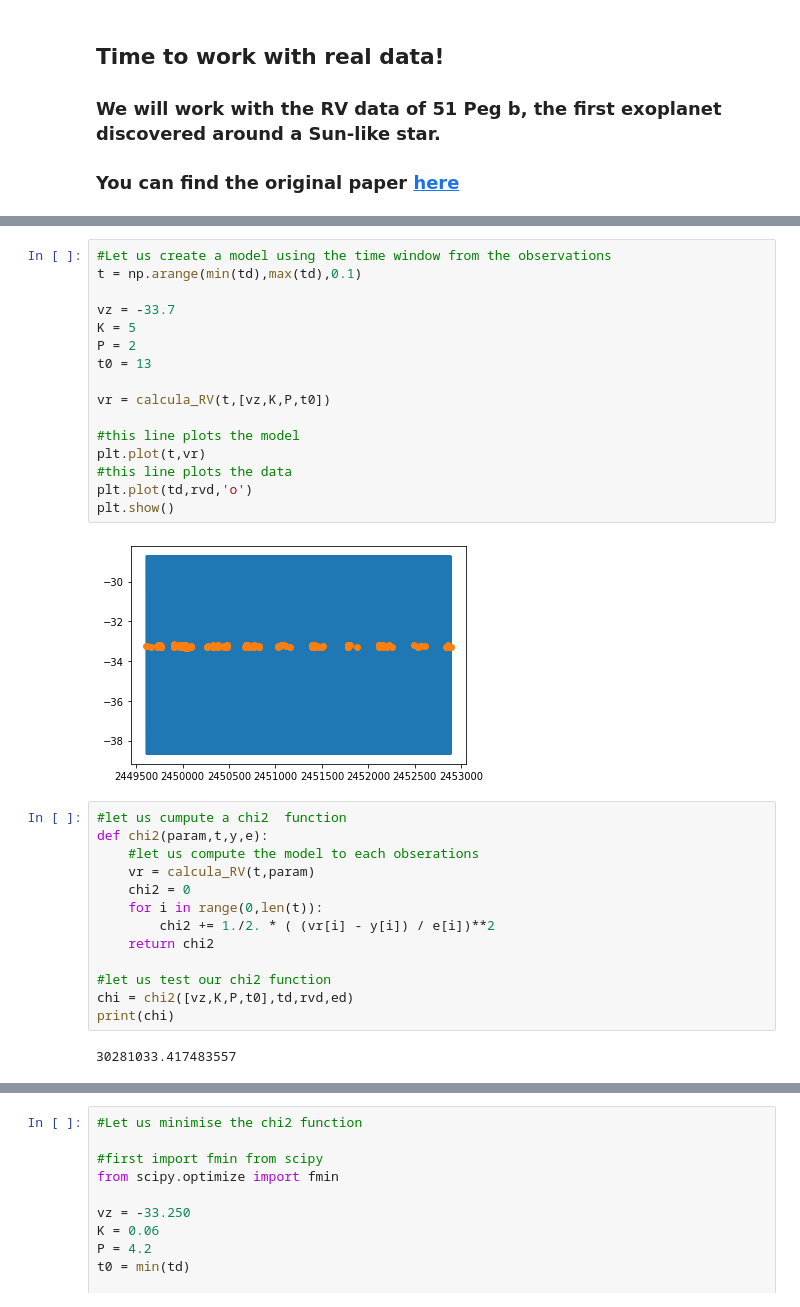
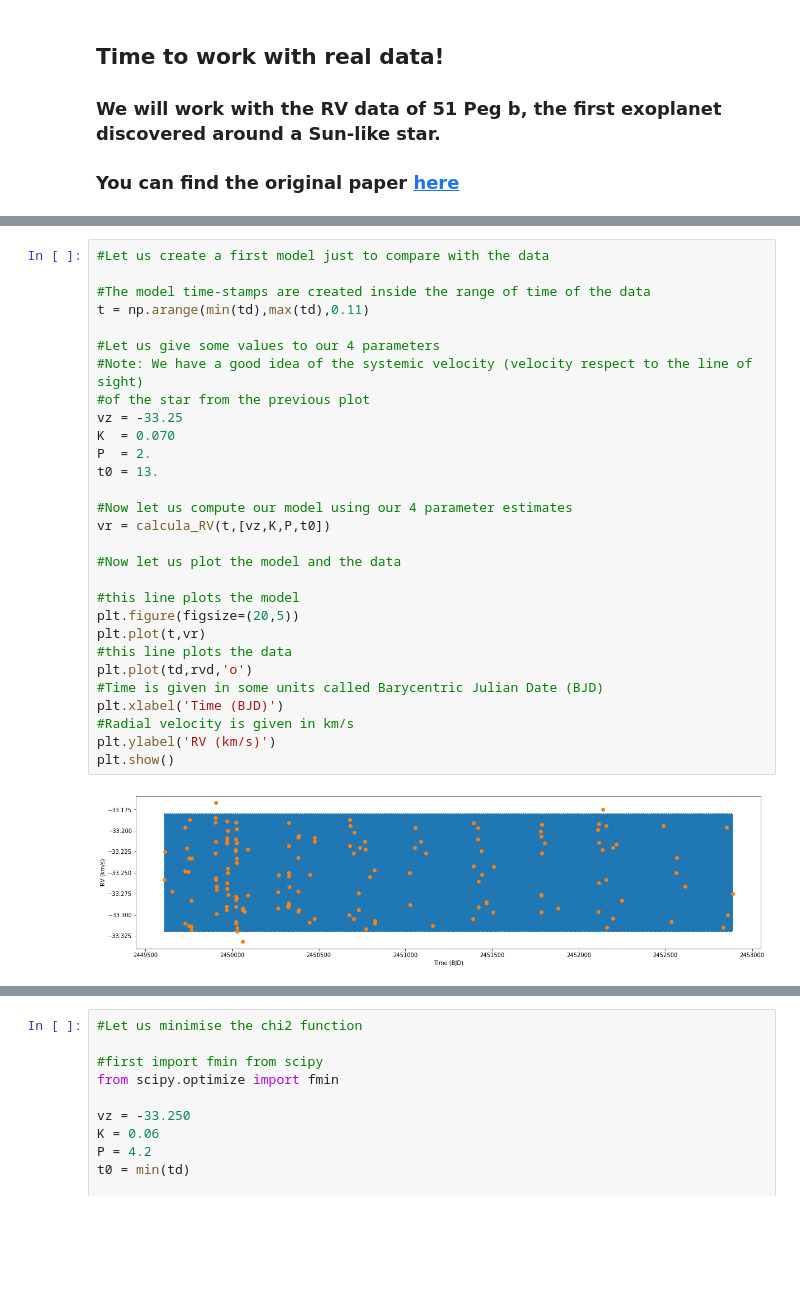
Before and after one commit to oscaribv/exoplanetas_y_otros_demonios, a Jupyter notebook: 51Pegb.ipynb, the cells around one changed output, grey strips where cells are left out. Saved outputs shown, nothing was run; the diff lists cells and outputs as text; blank space fills up the shorter version.

```diff
--- a/51Pegb.ipynb
+++ b/51Pegb.ipynb
@@ -66,33 +87,31 @@ plt.show()
 # %%
-#Let us create a model using the time window from the observations
-t = np.arange(min(td),max(td),0.1)
+#Let us create a first model just to compare with the data
 
-vz = -33.7
-K = 5
-P = 2
-t0 = 13
+#The model time-stamps are created inside the range of time of the data
+t = np.arange(min(td),max(td),0.11)
 
+#Let us give some values to our 4 parameters
+#Note: We have a good idea of the systemic velocity (velocity respect to the line of sight)
+#of the star from the previous plot
+vz = -33.25
+K  = 0.070
+P  = 2.
+t0 = 13.
+
+#Now let us compute our model using our 4 parameter estimates
 vr = calcula_RV(t,[vz,K,P,t0])
 
+#Now let us plot the model and the data
+
 #this line plots the model
+plt.figure(figsize=(20,5))
 plt.plot(t,vr)
 #this line plots the data
 plt.plot(td,rvd,'o')
+#Time is given in some units called Barycentric Julian Date (BJD)
+plt.xlabel('Time (BJD)')
+#Radial velocity is given in km/s
+plt.ylabel('RV (km/s)')
 plt.show()
 # %% [output]
-[figure, old version]
+[figure, new version]
-# %%
-#let us cumpute a chi2  function
-def chi2(param,t,y,e):
-    #let us compute the model to each obserations
-    vr = calcula_RV(t,param)
-    chi2 = 0
-    for i in range(0,len(t)):
-        chi2 += 1./2. * ( (vr[i] - y[i]) / e[i])**2
-    return chi2
-
-#let us test our chi2 function
-chi = chi2([vz,K,P,t0],td,rvd,ed)
-print(chi)
-# %% [output]
-30281033.417483557
```
Also changed, not shown: parts of 9 cells of this notebook.
